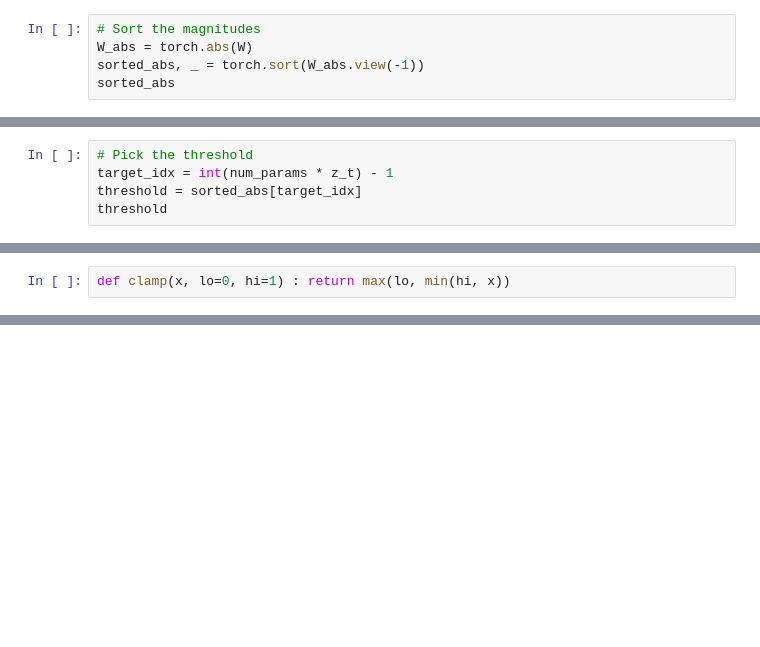
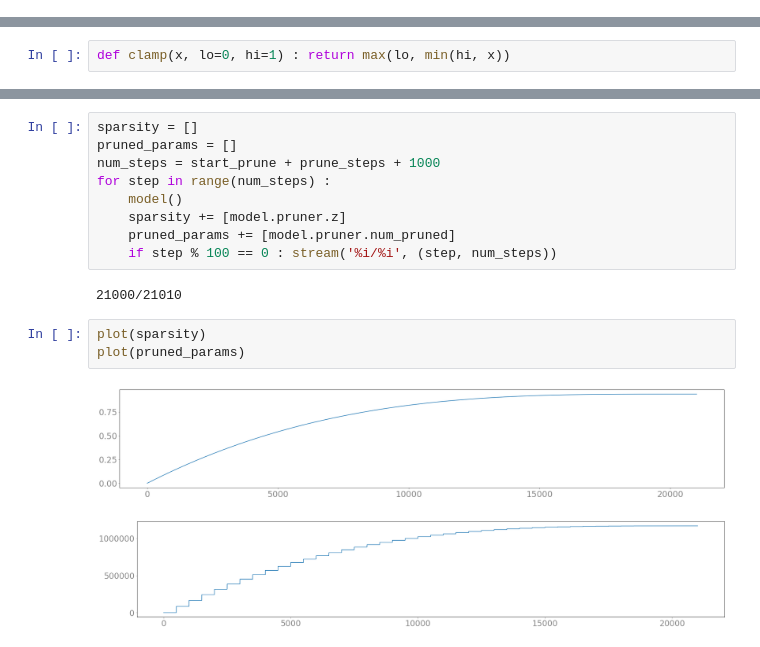
Before and after one commit to fatchord/WaveRNN, a Jupyter notebook: Pruning - Scratchpad.ipynb, the cells around one changed output, grey strips where cells are left out. Drawn from its saved outputs; the diff is of its cells as text; blank space fills up the shorter version.

```diff
--- a/Pruning - Scratchpad.ipynb
+++ b/Pruning - Scratchpad.ipynb
@@ -41,5 +4,0 @@ tensor([[ 1.3290,  0.6787, -0.8672, -2.0495],
-# %%
-# Sort the magnitudes
-W_abs = torch.abs(W)
-sorted_abs, _ = torch.sort(W_abs.view(-1))
-sorted_abs
@@ -49,5 +4,0 @@ tensor([0.0193, 0.0825, 0.2786, 0.3214, 0.3417, 0.4101, 0.4626, 0.5146, 0.6157,
-# %%
-# Pick the threshold
-target_idx = int(num_params * z_t) - 1
-threshold = sorted_abs[target_idx]
-threshold
@@ -202,0 +201,17 @@ class Model(nn.Module) :
+# %%
+sparsity = []
+pruned_params = []
+num_steps = start_prune + prune_steps + 1000
+for step in range(num_steps) :
+    model()
+    sparsity += [model.pruner.z]
+    pruned_params += [model.pruner.num_pruned]
+    if step % 100 == 0 : stream('%i/%i', (step, num_steps))
+# %% [output]
+21000/21010
+# %%
+plot(sparsity)
+plot(pruned_params)
+# %% [output]
+[figure, added]
+[figure, added]
```
Also changed, not shown: parts of 33 cells of this notebook.
